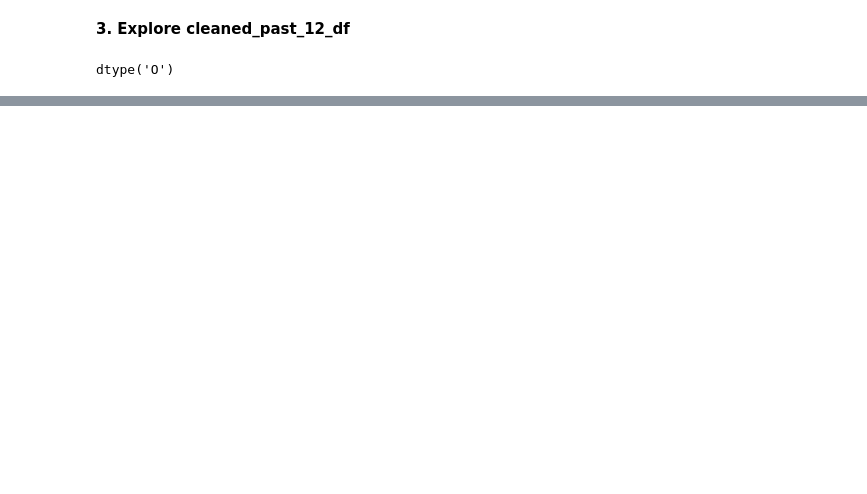
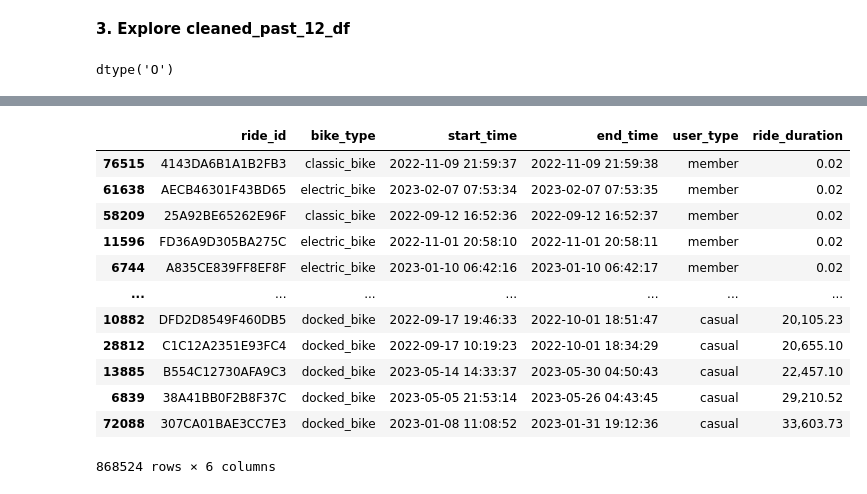
Before and after one commit to rinagobo/colab_notebooks, a Jupyter notebook: Case1.ipynb, the cells around one changed output, grey strips where cells are left out. Drawn from its saved outputs; the diff is of its cells as text; code cells hidden in the pictures; blank space fills up the shorter version.

```diff
--- a/Case1.ipynb
+++ b/Case1.ipynb
@@ -357,0 +313,17 @@ Name: ride_length, Length: 662685, dtype: timedelta64[ns]>
+# %%
+cleaned_past_12_df = cleaned_past_12_df.rename(columns={"ride_id": "ride_id", "rideable_type": "bike_type", "started_at": "start_time", "ended_at": "end_time", "member_casual": "user_type", "ride_length": "ride_duration(m)"})
+cleaned_past_12_df
+# %% [output]
+|  | ride_id | bike_type | start_time | end_time | user_type | ride_duration |
+| 76515 | 4143DA6B1A1B2FB3 | classic_bike | 2022-11-09 21:59:37 | 2022-11-09 21:59:38 | member | 0.02 |
+| 61638 | AECB46301F43BD65 | electric_bike | 2023-02-07 07:53:34 | 2023-02-07 07:53:35 | member | 0.02 |
+| 58209 | 25A92BE65262E96F | classic_bike | 2022-09-12 16:52:36 | 2022-09-12 16:52:37 | member | 0.02 |
+| 11596 | FD36A9D305BA275C | electric_bike | 2022-11-01 20:58:10 | 2022-11-01 20:58:11 | member | 0.02 |
+| 6744 | A835CE839FF8EF8F | electric_bike | 2023-01-10 06:42:16 | 2023-01-10 06:42:17 | member | 0.02 |
+| ... | ... | ... | ... | ... | ... | ... |
+| 10882 | DFD2D8549F460DB5 | docked_bike | 2022-09-17 19:46:33 | 2022-10-01 18:51:47 | casual | 20,105.23 |
+| 28812 | C1C12A2351E93FC4 | docked_bike | 2022-09-17 10:19:23 | 2022-10-01 18:34:29 | casual | 20,655.10 |
+| 13885 | B554C12730AFA9C3 | docked_bike | 2023-05-14 14:33:37 | 2023-05-30 04:50:43 | casual | 22,457.10 |
+| 6839 | 38A41BB0F2B8F37C | docked_bike | 2023-05-05 21:53:14 | 2023-05-26 04:43:45 | casual | 29,210.52 |
+| 72088 | 307CA01BAE3CC7E3 | docked_bike | 2023-01-08 11:08:52 | 2023-01-31 19:12:36 | casual | 33,603.73 |
+868524 rows × 6 columns
```
Also changed, not shown: parts of 27 cells of this notebook.
